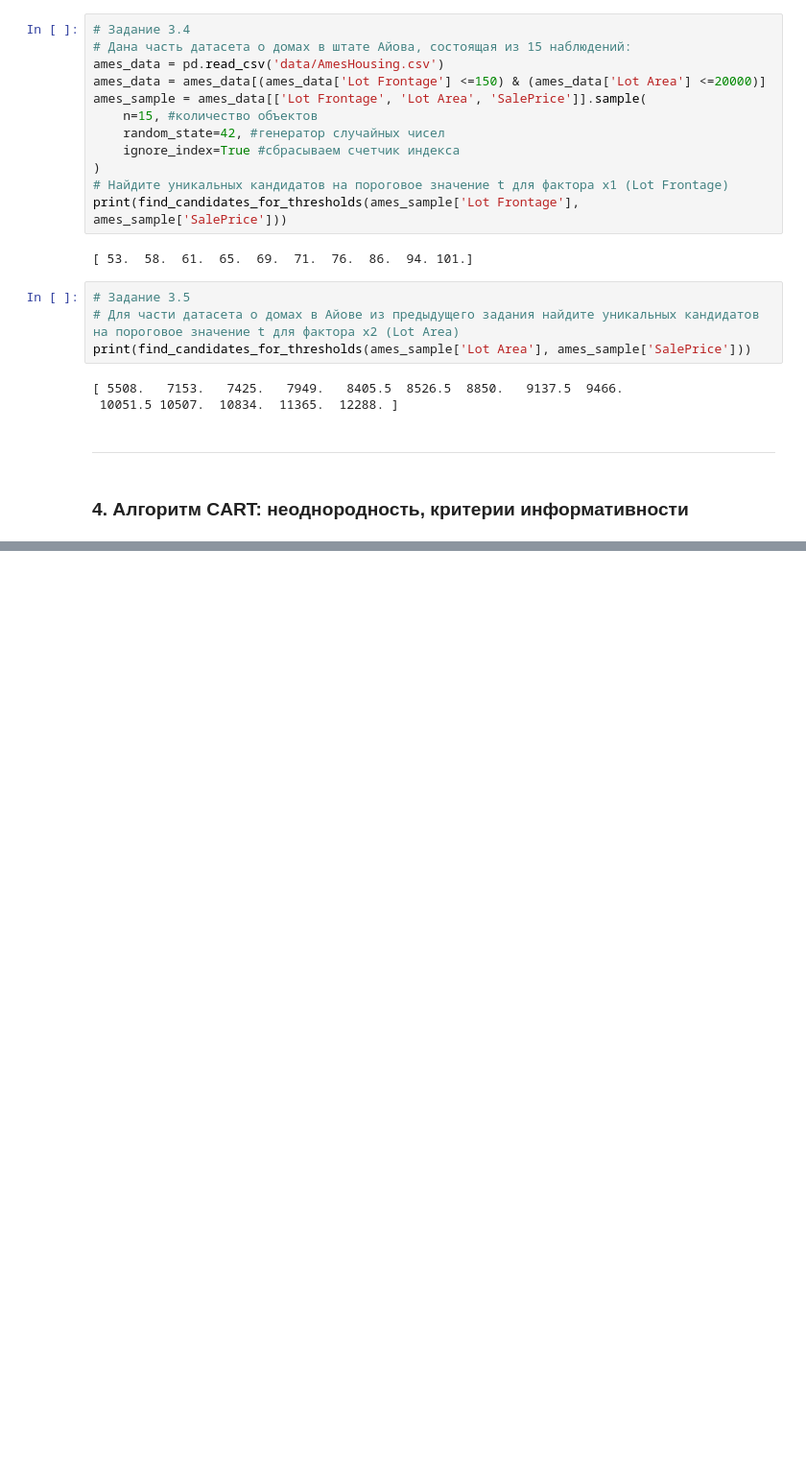
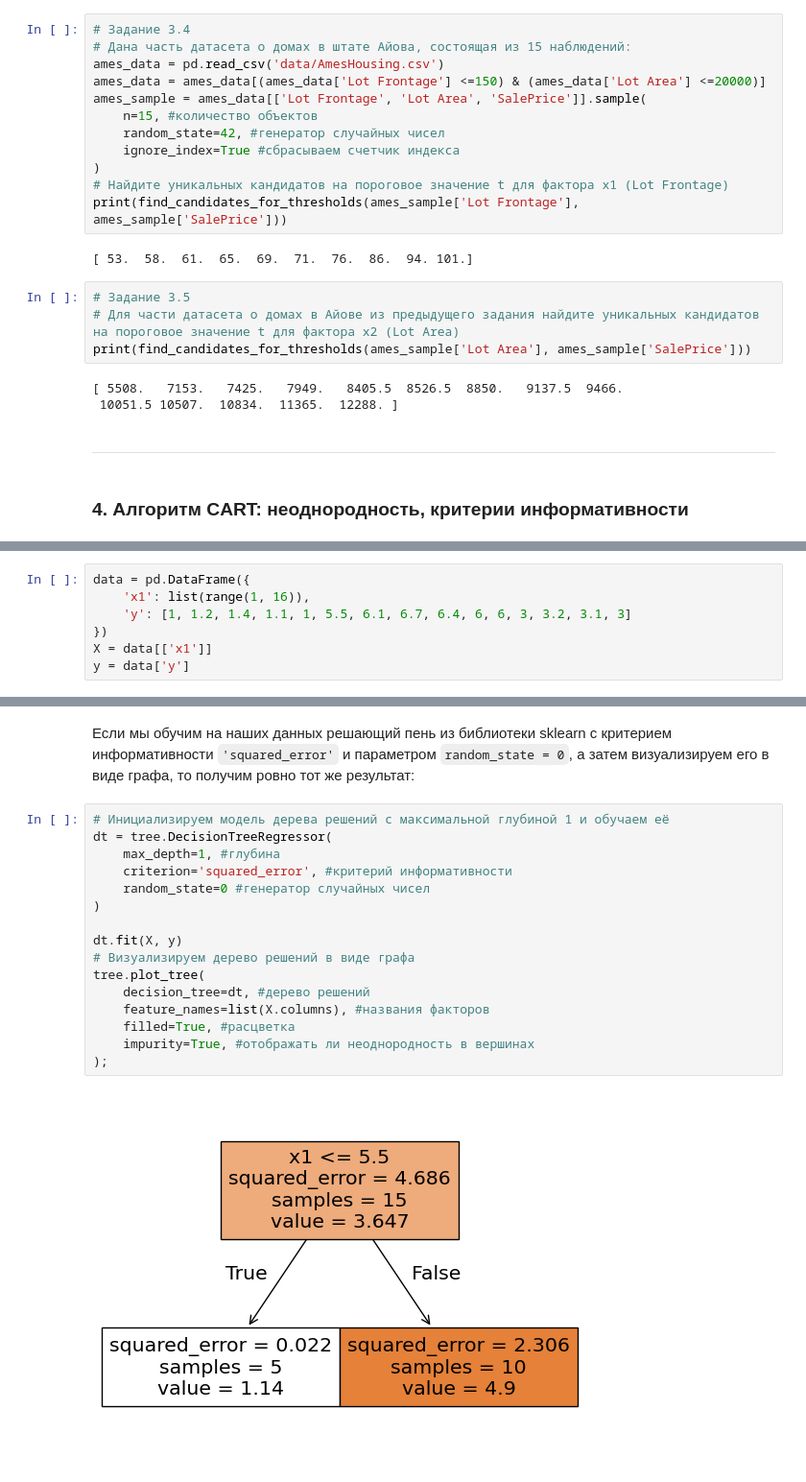
Before and after one commit to Blooodniy/SF_DS, a Jupyter notebook: MATH&ML/MATH&ML-8. Алгоритмы на основе деревьев решений/MATH&ML-8.ipynb, the cells around one changed output, grey strips where cells are left out. Shown at 96% size. Drawn from its saved outputs; the diff is of its cells as text; blank space fills up the shorter version.

```diff
--- a/MATH&ML/MATH&ML-8. Алгоритмы на основе деревьев решений/MATH&ML-8.ipynb
+++ b/MATH&ML/MATH&ML-8. Алгоритмы на основе деревьев решений/MATH&ML-8.ipynb
@@ -219,0 +255,7 @@ print(find_candidates_for_thresholds(ames_sample['Lot Area'], ames_sample['SaleP
+# %%
+data = pd.DataFrame({
+    'x1': list(range(1, 16)),
+    'y': [1, 1.2, 1.4, 1.1, 1, 5.5, 6.1, 6.7, 6.4, 6, 6, 3, 3.2, 3.1, 3]
+})
+X = data[['x1']]
+y = data['y']
@@ -219,0 +273,20 @@ print(find_candidates_for_thresholds(ames_sample['Lot Area'], ames_sample['SaleP
+# %% [markdown]
+Если мы обучим на наших данных решающий пень из библиотеки sklearn с критерием информативности `'squared_error'`  и параметром `random_state = 0`, а затем визуализируем его в виде графа, то получим ровно тот же результат:
+# %%
+# Инициализируем модель дерева решений с максимальной глубиной 1 и обучаем её
+dt = tree.DecisionTreeRegressor(
+    max_depth=1, #глубина
+    criterion='squared_error', #критерий информативности
+    random_state=0 #генератор случайных чисел
+)
+
+dt.fit(X, y)
+# Визуализируем дерево решений в виде графа
+tree.plot_tree(
+    decision_tree=dt, #дерево решений
+    feature_names=list(X.columns), #названия факторов
+    filled=True, #расцветка
+    impurity=True, #отображать ли неоднородность в вершинах
+);
+# %% [output]
+[figure, added]
```
Also changed, not shown: parts of 14 cells of this notebook.
